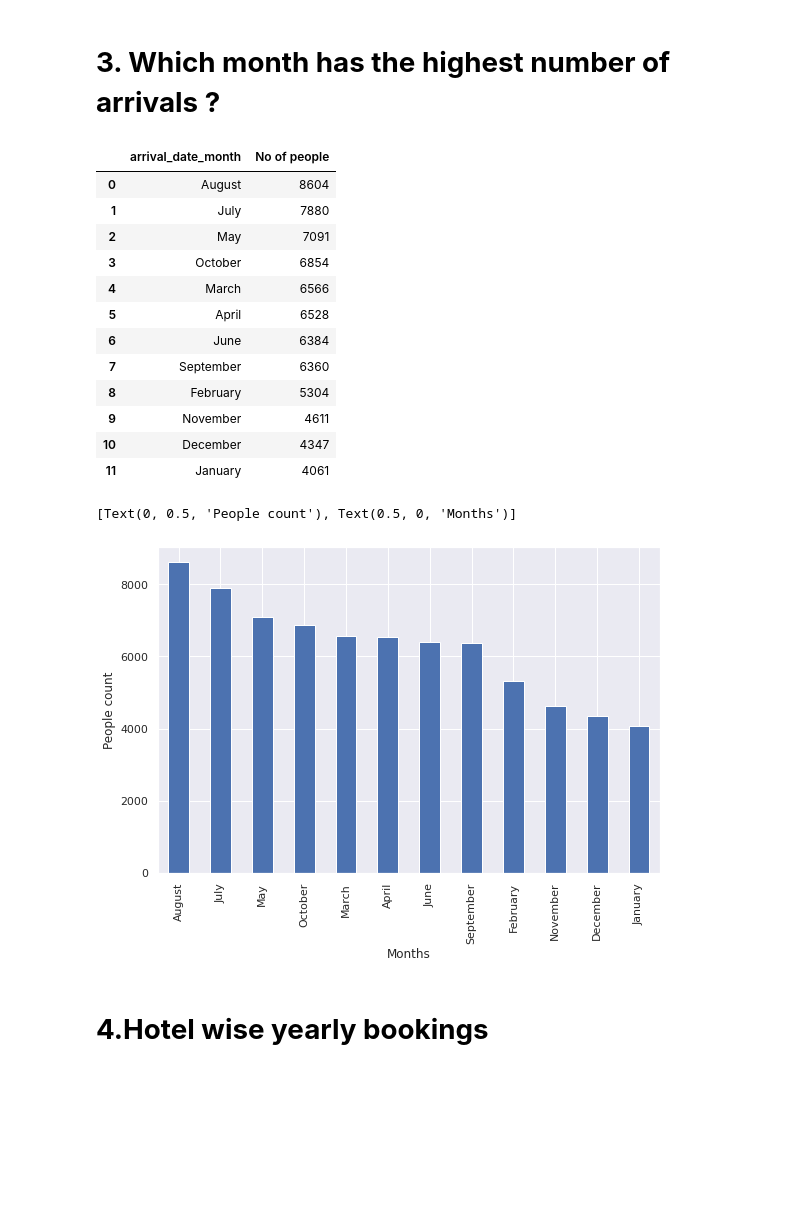
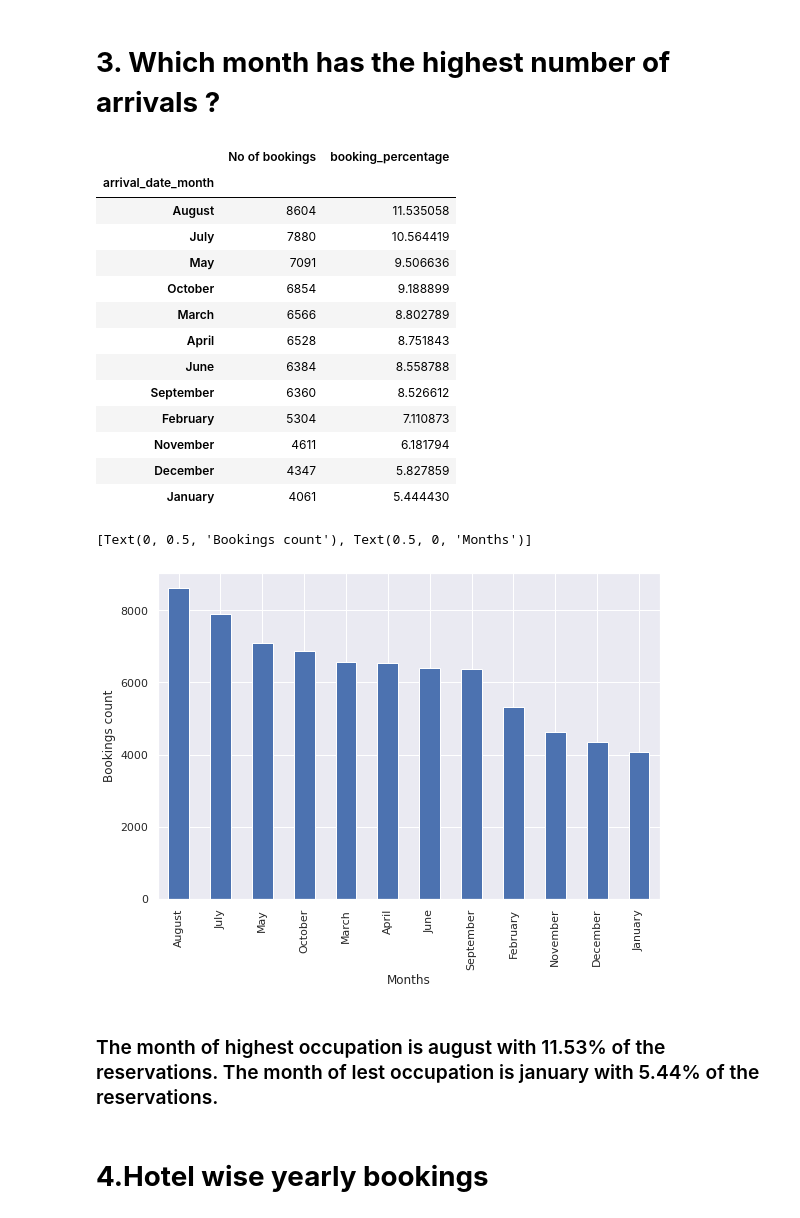
Before and after one commit to FarazAhmad2/EDA-on-Hotel-Booking, a Jupyter notebook: Hotel_Booking_Analysis_Capstone_Project.ipynb, the cells around one changed output. Cells and saved outputs as stored; diff of their text form; code cells hidden in the pictures; blank space fills up the shorter version.

```diff
--- a/Hotel_Booking_Analysis_Capstone_Project.ipynb
+++ b/Hotel_Booking_Analysis_Capstone_Project.ipynb
@@ -168,28 +174,33 @@ sns.countplot(df.hotel,palette='husl').set(xlabel='City Hotel vs Resort Hotel',
 # %%
 confirmed_bookings = df.loc[df.is_canceled == 0]
 confirmed_bookings.reset_index(drop=True, inplace=True)
-people_arrival_count_df = pd.DataFrame(confirmed_bookings['arrival_date_month'].value_counts()).reset_index()
-people_arrival_count_df.columns = ['arrival_date_month','No of people']
+people_arrival_count_df = pd.DataFrame(confirmed_bookings['arrival_date_month'].value_counts())#.reset_index()
+people_arrival_count_df.columns = ['No of bookings']
+people_arrival_count_df.index.name = 'arrival_date_month'
+people_arrival_count_df['booking_percentage'] = confirmed_bookings['arrival_date_month'].value_counts(normalize=True)*100
 people_arrival_count_df
 # %% [output]
-|  | arrival_date_month | No of people |
-| 0 | August | 8604 |
-| 1 | July | 7880 |
-| 2 | May | 7091 |
-| 3 | October | 6854 |
-| 4 | March | 6566 |
-| 5 | April | 6528 |
-| 6 | June | 6384 |
-| 7 | September | 6360 |
-| 8 | February | 5304 |
-| 9 | November | 4611 |
-| 10 | December | 4347 |
-| 11 | January | 4061 |
+|  | No of bookings | booking_percentage |
+| arrival_date_month |  |  |
+| August | 8604 | 11.535058 |
+| July | 7880 | 10.564419 |
+| May | 7091 | 9.506636 |
+| October | 6854 | 9.188899 |
+| March | 6566 | 8.802789 |
+| April | 6528 | 8.751843 |
+| June | 6384 | 8.558788 |
+| September | 6360 | 8.526612 |
+| February | 5304 | 7.110873 |
+| November | 4611 | 6.181794 |
+| December | 4347 | 5.827859 |
+| January | 4061 | 5.444430 |
 # %%
-confirmed_bookings['arrival_date_month'].value_counts().plot(kind='bar').set(xlabel=('Months'), ylabel=('People count'))
+confirmed_bookings['arrival_date_month'].value_counts().plot(kind='bar').set(xlabel=('Months'), ylabel=('Bookings count'))
 # %% [output]
-[Text(0, 0.5, 'People count'), Text(0.5, 0, 'Months')]
+[Text(0, 0.5, 'Bookings count'), Text(0.5, 0, 'Months')]
-[figure, old version]
+[figure, new version]
+# %% [markdown]
+### The month of highest occupation is august with 11.53% of the reservations. The month of lest occupation is january with 5.44% of the reservations.
 # %% [markdown]
 # **4.Hotel wise yearly bookings**
 # %%
```
Also changed, not shown: parts of 26 cells of this notebook.
